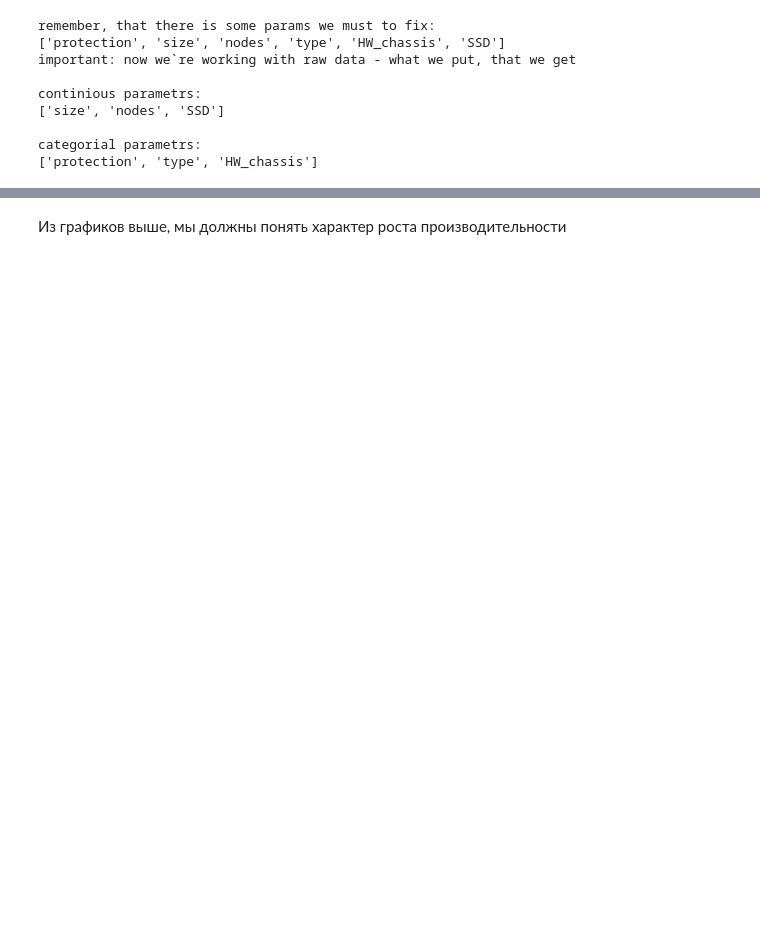
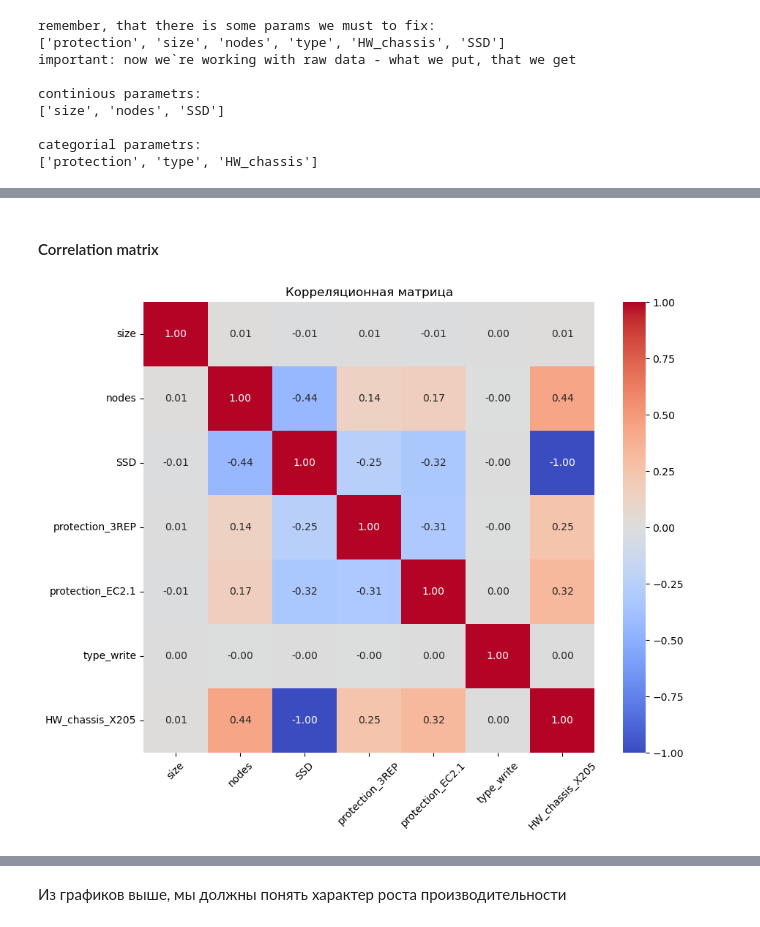
Before and after one commit to Sziringowski/SDS-modelling, a Jupyter notebook: Main.ipynb, the cells around one changed output, grey strips where cells are left out. Cells and saved outputs as stored; diff of their text form; code cells hidden in the pictures; blank space fills up the shorter version.

```diff
--- a/Main.ipynb
+++ b/Main.ipynb
@@ -329,0 +367,13 @@ categorial parametrs:
+# %% [markdown]
+#### Correlation matrix
+# %%
+df = features_transformation(Data).drop('SUM_op/s', axis=1)
+correlation_matrix = df.corr()
+plt.figure(figsize=(10, 8))
+hmap = sns.heatmap(correlation_matrix, annot=True, fmt='.2f', cmap='coolwarm', square=True)
+hmap.set_xticklabels(hmap.get_xmajorticklabels(), rotation=45)
+plt.title('Корреляционная матрица')
+plt.show()
+sns.reset_orig()
+# %% [output]
+[figure, added]
```
Also changed, not shown: parts of 30 cells of this notebook, 1 other file.
